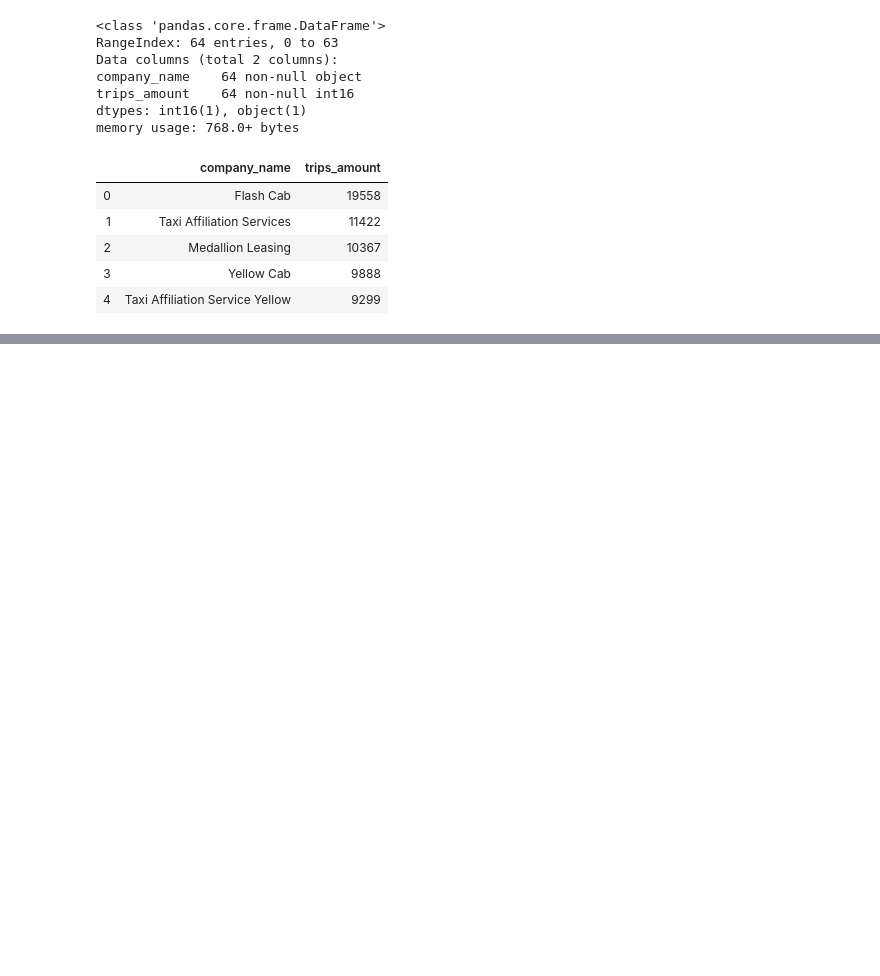
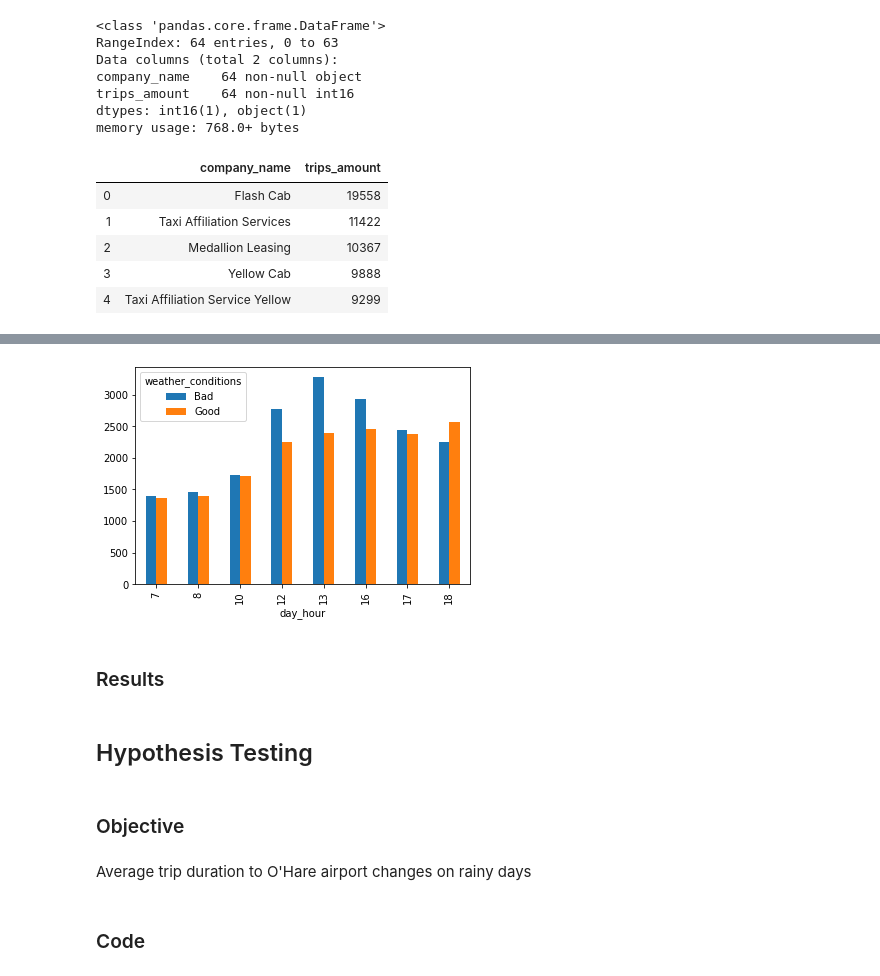
Before and after one commit to lucasmouragomes/portfolio, a Jupyter notebook: sprint6_project/sprint6_project.ipynb, the cells around one changed output, grey strips where cells are left out. Saved outputs shown, nothing was run; the diff lists cells and outputs as text; code cells hidden in the pictures; blank space fills up the shorter version.

```diff
--- a/sprint6_project/sprint6_project.ipynb
+++ b/sprint6_project/sprint6_project.ipynb
@@ -158,0 +225,3 @@ company.describe().round(decimals=2)
+# %%
+weather = weather.query('duration_seconds > 60')
+weather.groupby('weather_conditions').describe().transpose().round(2)
@@ -158,0 +246,23 @@ company.describe().round(decimals=2)
+# %%
+ weather_by_hour = weather.pivot_table(
+     index='day_hour',
+     columns='weather_conditions',
+     values='duration_seconds',
+     aggfunc=['mean', 'count']
+ )
+# %%
+filtered_weather_by_hour = weather_by_hour[ weather_by_hour['count']['Bad'] > 10 ]['mean']
+filtered_weather_by_hour.plot(kind='bar')
+plt.show()
+# %% [output]
+[figure, added]
+# %% [markdown]
+### Results
+# %% [markdown]
+## Hypothesis Testing
+# %% [markdown]
+### Objective
+# %% [markdown]
+Average trip duration to O'Hare airport changes on rainy days
+# %% [markdown]
+### Code
```
Also changed, not shown: parts of 32 cells of this notebook.
